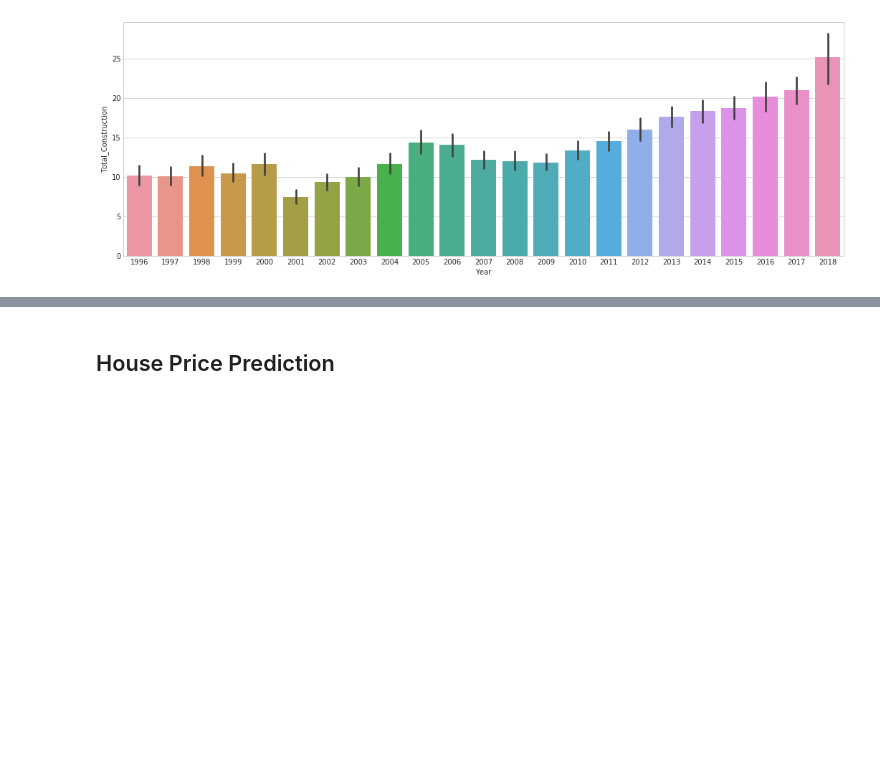
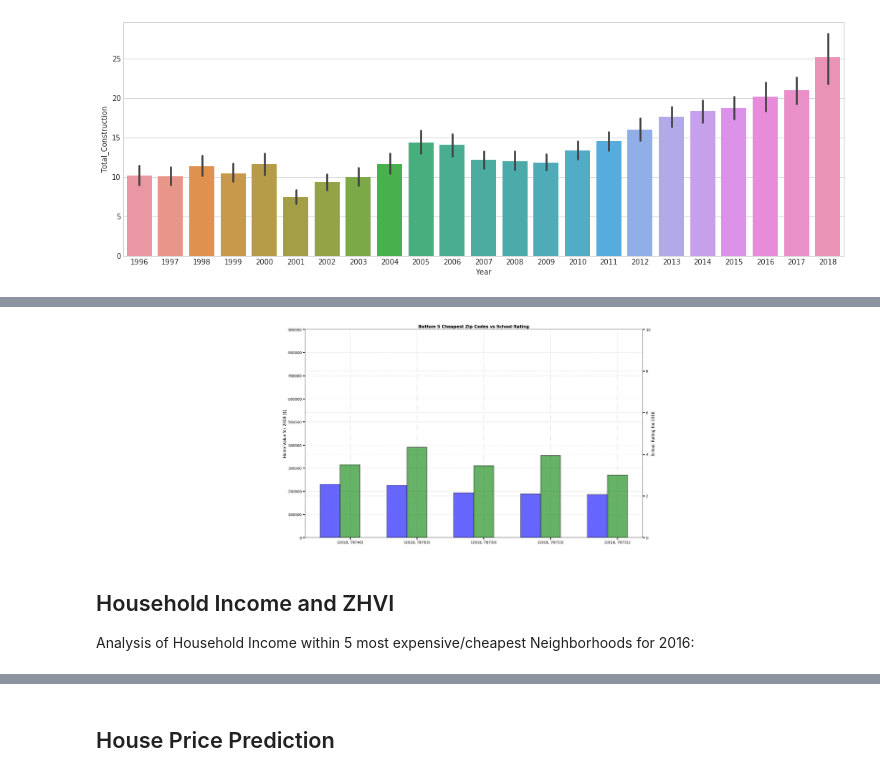
Before and after one commit to KeithBreach/project-01, a Jupyter notebook: notebooks/20.0.slide.show.ipynb, the cells around one changed output, grey strips where cells are left out. Cells and saved outputs as stored; diff of their text form; code cells hidden in the pictures; blank space fills up the shorter version.

```diff
--- a/notebooks/20.0.slide.show.ipynb
+++ b/notebooks/20.0.slide.show.ipynb
@@ -431 +482,22 @@ plt.savefig("../Reports/Figures/ZHVI_vs_SchoolRaitings-bottom.png")
+# %%
+figsize = (20, 12)
+fig = plt.figure(figsize=figsize)
+ax1 = fig.subplots(1, 1)
+title = "Bottom 5 Cheapest Zip Codes vs School Rating"
+ylabel = f"Home Value for {year_select} ($)"
+ylabel2 = f"School Rating for {year_select}"
+plt.ylim(0,900000)
+bar(height, ticklabels=labels, ylabel=ylabel,
+    ax=ax1, title=title, width=width, x=x)
+ax2 = ax1.twinx()
+bar(height2, ticklabels=labels,
+    ylabel=ylabel2, ax=ax2, title=title, width=width,
+    x=x+width, color="green")
+ax2.set_ylim(0, 10)
+plt.savefig(f"../Reports/Figures/ZHVI_vs_SchoolRaitings-bottom-{year_select}.png")
+# %% [output]
+[figure, added]
+# %% [markdown]
+## Household Income and ZHVI
+Analysis of Household Income within 5 most expensive/cheapest Neighborhoods for 2016:
 # %%
```
Also changed, not shown: parts of 24 cells of this notebook.
